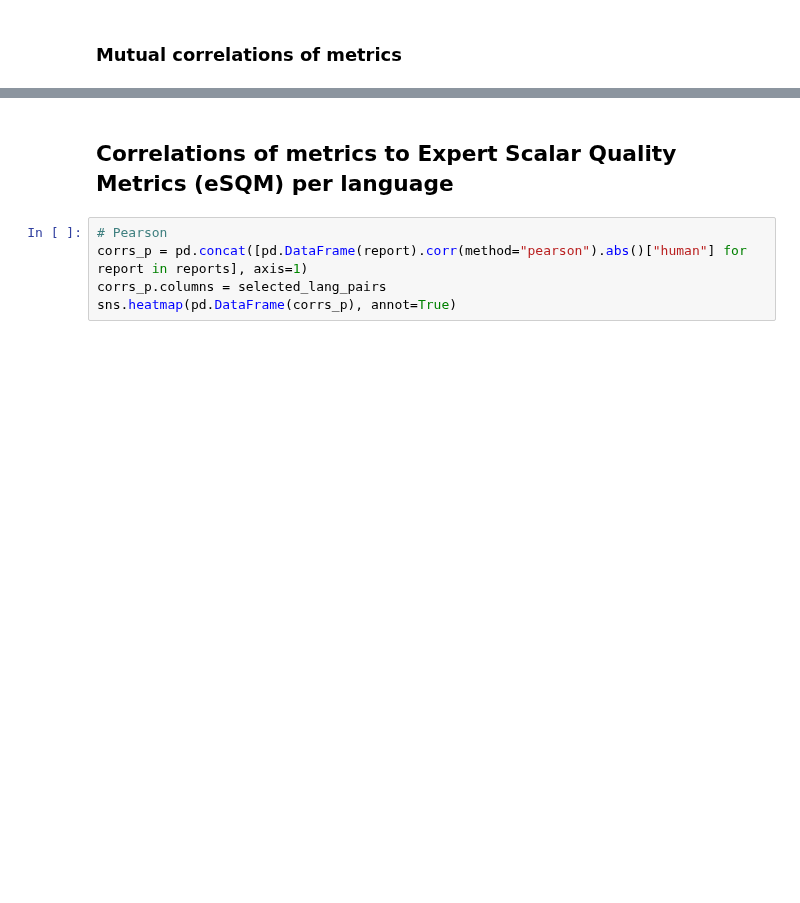
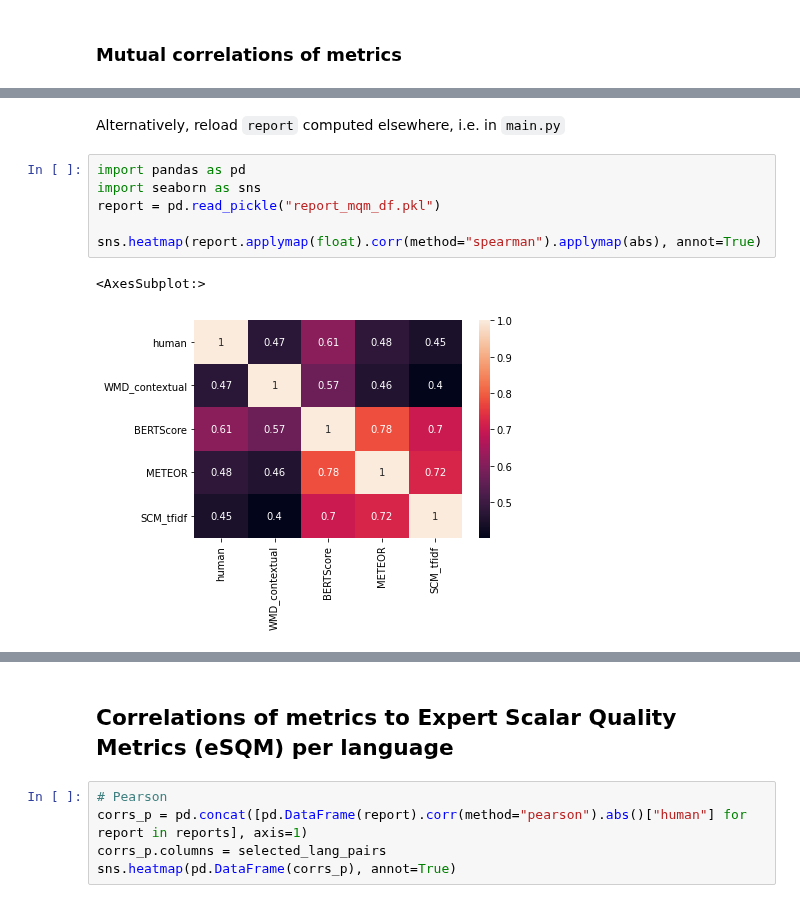
Before and after one commit to MIR-MU/regemt, a Jupyter notebook: correlations_psqm.ipynb, the cells around one changed output, grey strips where cells are left out. Saved outputs shown, nothing was run; the diff lists cells and outputs as text; blank space fills up the shorter version.

```diff
--- a/correlations_psqm.ipynb
+++ b/correlations_psqm.ipynb
@@ -72,0 +139,11 @@ Evaluating lang pair zh-en
+# %% [markdown]
+Alternatively, reload `report` computed elsewhere, i.e. in `main.py`
+# %%
+import pandas as pd
+import seaborn as sns
+report = pd.read_pickle("report_mqm_df.pkl")
+
+sns.heatmap(report.applymap(float).corr(method="spearman").applymap(abs), annot=True)
+# %% [output]
+<AxesSubplot:>
+[figure, added]
```
Also changed, not shown: parts of 9 cells of this notebook.
